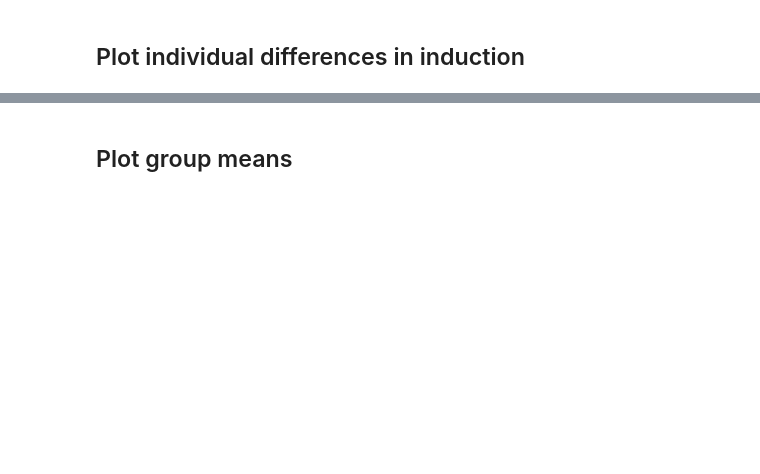
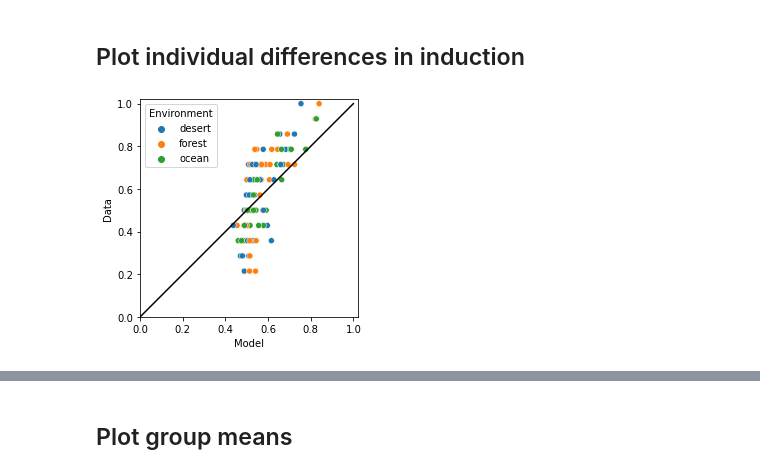
Before and after one commit to prestonlab/tesser_successor, a Jupyter notebook: fitting_hybridTransitional.ipynb, the cells around one changed output, grey strips where cells are left out. Cells and saved outputs as stored; diff of their text form; code cells hidden in the pictures; blank space fills up the shorter version.

```diff
--- a/fitting_hybridTransitional.ipynb
+++ b/fitting_hybridTransitional.ipynb
@@ -52,7 +78,7 @@ for subject in results.index.unique():
     subj_param = results.loc[subject]
     param = {'alpha': subj_param['alpha'], 'gamma': subj_param['gamma'],
              'tau': subj_param['tau'], 'w' : subj_param['w']}
-    res = cython_fit.assess_induct_fit_subject_hybrid(subj_struct, subj_induct, param, n_states, False, model=tranmodel)
+    res = cython_fit.assess_induct_fit_subject_hybrid(subj_struct, subj_induct, param, n_states, False, model_type='true transitional', model=tranmodel)
     res_list.append(res)
 fitted = pd.concat(res_list, axis=0)
 # %%
@@ -60,10 +100,12 @@ fitted
 # %% [markdown]
 ## Plot individual differences in induction
 # %%
-# m = fitted.groupby(['Source', 'SubjNum', 'Environment'])['Accuracy'].mean().unstack(level=0)
-# g = sns.scatterplot(x='Model', y='Data', hue='Environment', data=m.reset_index());
-# g.set_xlim(0, 1.02);
-# g.set_ylim(0, 1.02);
-# g.set_aspect(1);
-# g.plot((0, 1), (0, 1), '-k');
+m = fitted.groupby(['Source', 'SubjNum', 'Environment'])['Accuracy'].mean().unstack(level=0)
+g = sns.scatterplot(x='Model', y='Data', hue='Environment', data=m.reset_index());
+g.set_xlim(0, 1.02);
+g.set_ylim(0, 1.02);
+g.set_aspect(1);
+g.plot((0, 1), (0, 1), '-k');
+# %% [output]
+[figure, added]
 # %%
```
Also changed, not shown: parts of 19 cells of this notebook, 1 other file.
